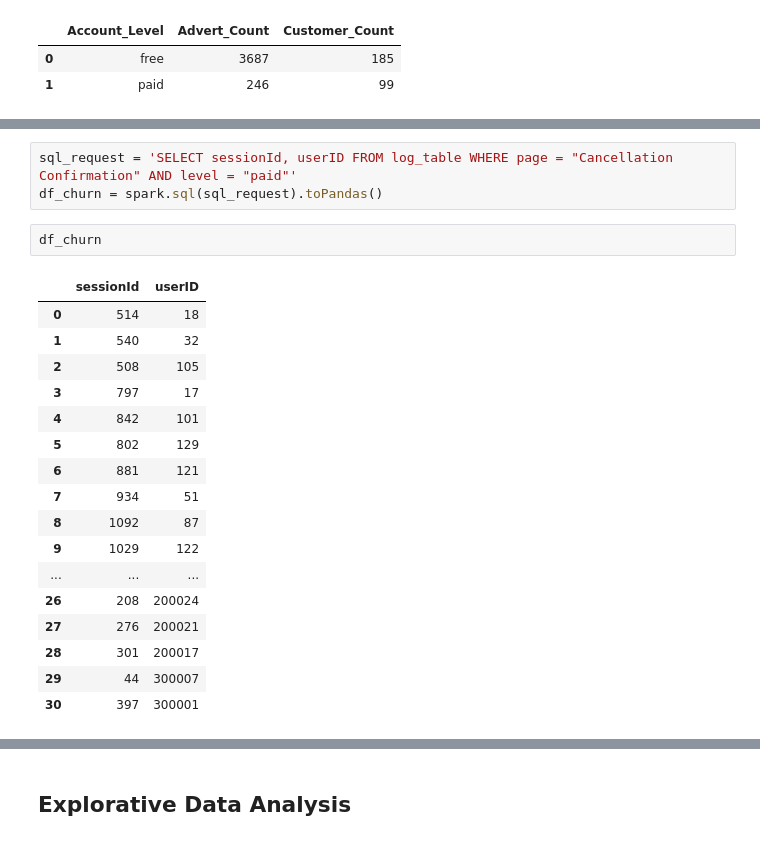
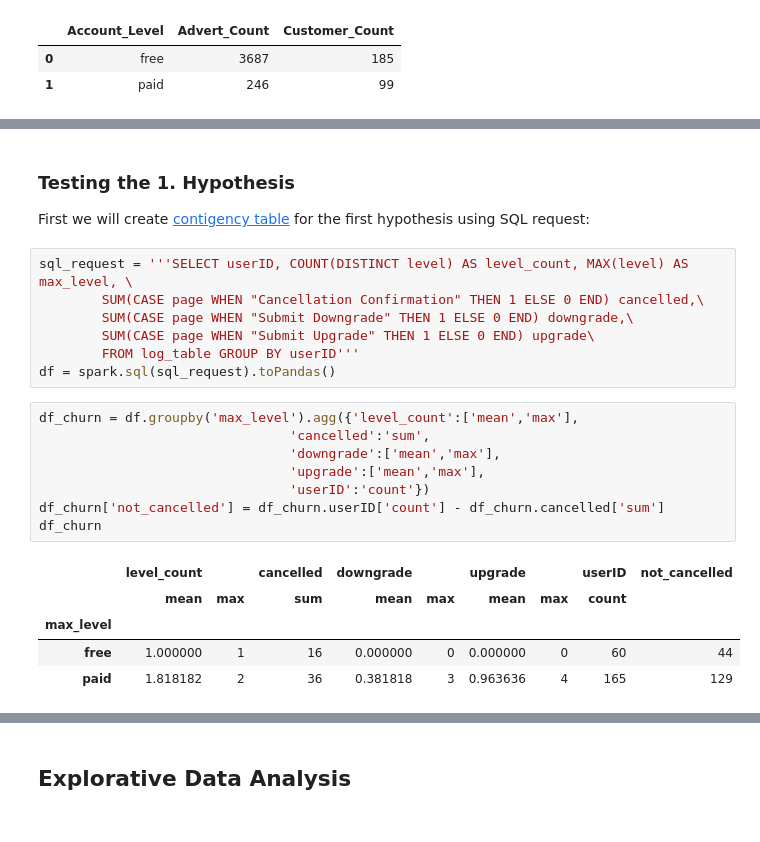
Before and after one commit to v1001/Sparkify_Churn_Prediction, a Jupyter notebook: Sparkify_Wrangling_Statistics.ipynb, the cells around one changed output, grey strips where cells are left out. Cells and saved outputs as stored; diff of their text form.

Commit message:
finalized the sparkify feature engineering and ML jupyter notebook

```diff
--- a/Sparkify_Wrangling_Statistics.ipynb
+++ b/Sparkify_Wrangling_Statistics.ipynb
@@ -422,23 +405,24 @@ df_adv
-# %%
-sql_request = 'SELECT sessionId, userID FROM log_table WHERE page = "Cancellation Confirmation" AND level = "paid"'
-df_churn = spark.sql(sql_request).toPandas()
-# %%
-df_churn
-# %% [output]
-|  | sessionId | userID |
-| 0 | 514 | 18 |
-| 1 | 540 | 32 |
-| 2 | 508 | 105 |
-| 3 | 797 | 17 |
-| 4 | 842 | 101 |
-| 5 | 802 | 129 |
-| 6 | 881 | 121 |
-| 7 | 934 | 51 |
-| 8 | 1092 | 87 |
-| 9 | 1029 | 122 |
-| ... | ... | ... |
-| 26 | 208 | 200024 |
-| 27 | 276 | 200021 |
-| 28 | 301 | 200017 |
-| 29 | 44 | 300007 |
-| 30 | 397 | 300001 |
+# %% [markdown]
+### Testing the 1. Hypothesis
+First we will create [contigency table](https://en.wikipedia.org/wiki/Contingency_table) for the first hypothesis using SQL request:
+# %%
+sql_request = '''SELECT userID, COUNT(DISTINCT level) AS level_count, MAX(level) AS max_level, \
+        SUM(CASE page WHEN "Cancellation Confirmation" THEN 1 ELSE 0 END) cancelled,\
+        SUM(CASE page WHEN "Submit Downgrade" THEN 1 ELSE 0 END) downgrade,\
+        SUM(CASE page WHEN "Submit Upgrade" THEN 1 ELSE 0 END) upgrade\
+        FROM log_table GROUP BY userID'''
+df = spark.sql(sql_request).toPandas()
+# %%
+df_churn = df.groupby('max_level').agg({'level_count':['mean','max'],
+                                'cancelled':'sum',
+                                'downgrade':['mean','max'],
+                                'upgrade':['mean','max'],
+                                'userID':'count'})
+df_churn['not_cancelled'] = df_churn.userID['count'] - df_churn.cancelled['sum']
+df_churn
+# %% [output]
+|  | level_count |  | cancelled | downgrade |  | upgrade |  | userID | not_cancelled |
+|  | mean | max | sum | mean | max | mean | max | count |  |
+| max_level |  |  |  |  |  |  |  |  |  |
+| free | 1.000000 | 1 | 16 | 0.000000 | 0 | 0.000000 | 0 | 60 | 44 |
+| paid | 1.818182 | 2 | 36 | 0.381818 | 3 | 0.963636 | 4 | 165 | 129 |
```
Also changed, not shown: parts of 21 cells of this notebook.
